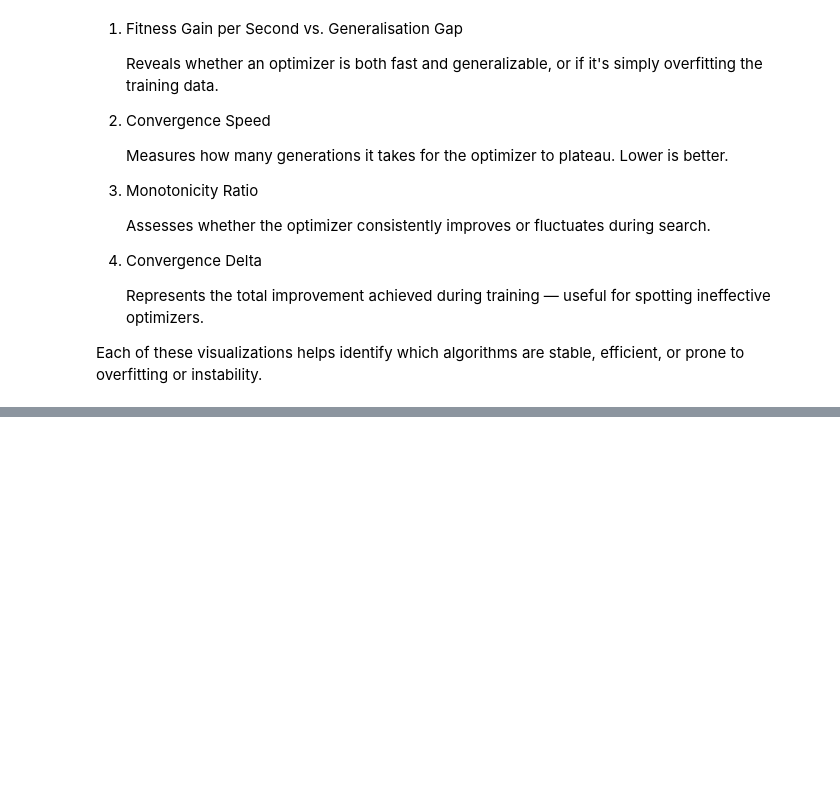
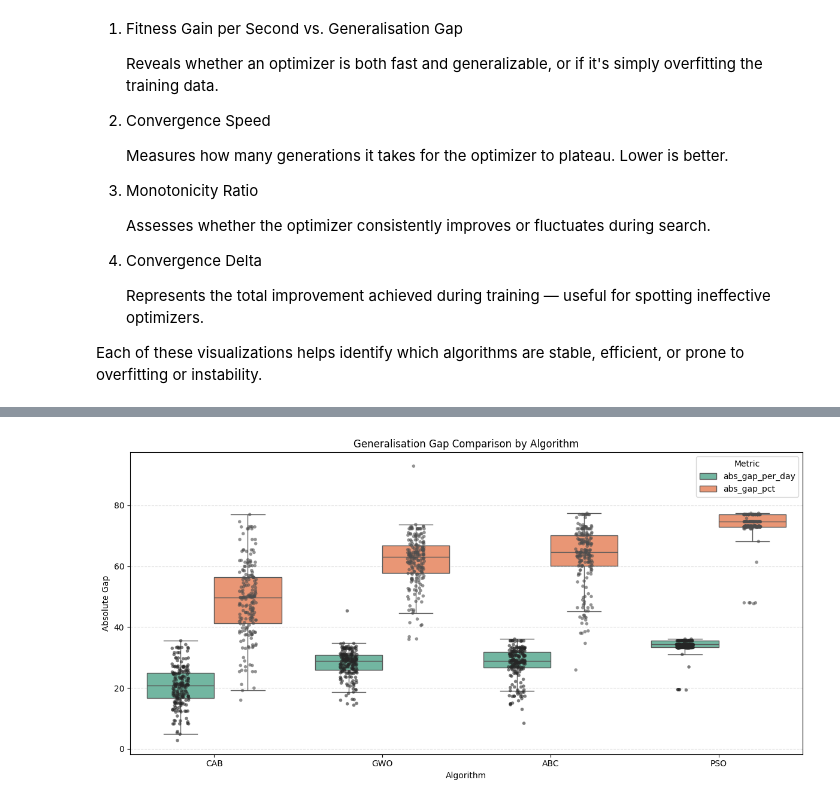
Before and after one commit to Tarnage/crypto_optimiser, a Jupyter notebook: foward_test.ipynb, the cells around one changed output, grey strips where cells are left out. Cells and saved outputs as stored; diff of their text form; code cells hidden in the pictures; blank space fills up the shorter version.

```diff
--- a/foward_test.ipynb
+++ b/foward_test.ipynb
@@ -745,0 +862,4 @@ plot_advanced_insights(advanced_metrics_df)
+# %%
+plot_generalisation_gap_comparison_enhanced(advanced_metrics_df)
+# %% [output]
+[figure, added]
```
Also changed, not shown: parts of 23 cells of this notebook, 10 other files.
